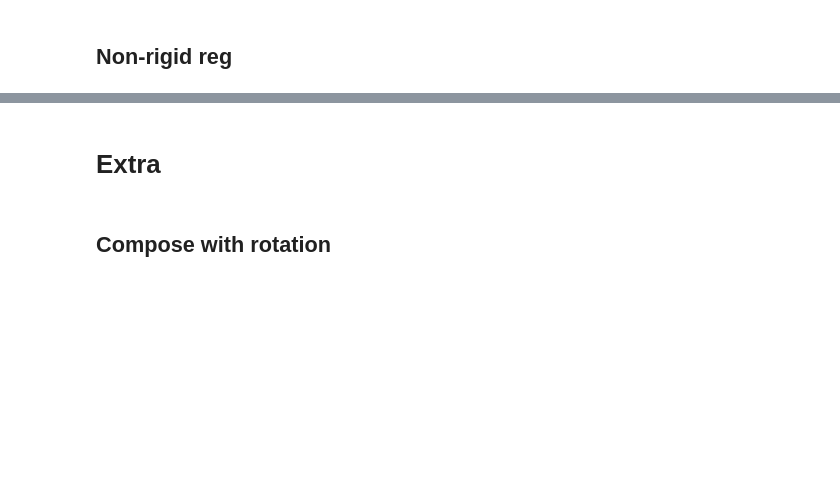
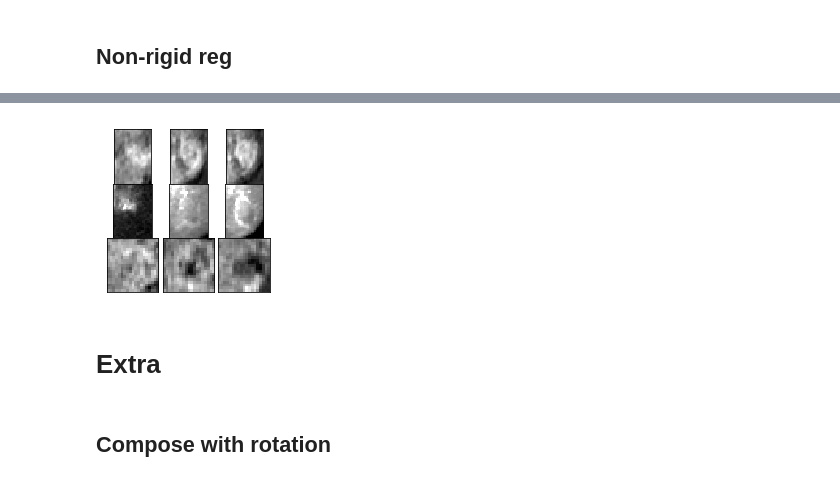
Before and after one commit to clintonjwang/lipiodol, a Jupyter notebook: data-retriever.ipynb, the cells around one changed output, grey strips where cells are left out. Saved outputs shown, nothing was run; the diff lists cells and outputs as text; code cells hidden in the pictures; blank space fills up the shorter version.

```diff
--- a/data-retriever.ipynb
+++ b/data-retriever.ipynb
@@ -384,0 +373,29 @@ for fn in glob.glob(join(target_dir,"*")):
+# %%
+def sort_by_series_num(arr):
+    return sorted(arr, key=lambda x: int(x[x.rfind("_")+1:x.find('.')]))
+# %%
+for fn in glob.glob(join(target_dir,"*"))[42:]:
+    lesion_id = basename(fn)
+    P = lm.get_paths_dict(lesion_id, target_dir)
+
+    DCE = [x for x in os.listdir(join(fn, "MRI-BL")) if ("vibe" in x or "dynamic" in x) and "post" in x and x.endswith('.gz')]
+    break
+# %%
+for fn in glob.glob(join(target_dir,"*"))[42:]:
+    lesion_id = basename(fn)
+    P = lm.get_paths_dict(lesion_id, target_dir)
+    mod="MRI-30d"
+
+    DCE = [x for x in os.listdir(join(fn, mod)) if ("vibe" in x or "post" in x) and x.endswith('.gz')]
+    if len(DCE) > 0 and not exists(join(fn, mod, "mr30_equ.nii.gz")):
+        DCE = sort_by_series_num([x for x in DCE if "min" not in x])
+
+        print(fn, DCE[-1], DCE[0], sep="\n") #sort_by_series_num(PRE)[-1],
+        correct = input()
+        if correct == "0":
+            #os.rename(join(accnum, PRE[0]), join(accnum, "T1_BL"))
+            os.rename(join(fn, mod, DCE[-1]), join(fn, mod, "mr30_equ.nii.gz"))
+        elif correct == "q":
+            break
+        else:
+            continue
@@ -385,8 +414,14 @@ for fn in glob.glob(join(target_dir,"*")):
 # %%
-importlib.reload(lm)
+importlib.reload(lvis)
 for fn in glob.glob(join(target_dir,"*")):
     lesion_id = basename(fn)
-    lm.get_paths(lesion_id, target_dir)
+    try:
+        lvis.draw_sub_and_depo(lesion_id, target_dir, "D:\\Lipiodol\\Results\\subs-ct", include_FU=True)
+    except:
+        print(lesion_id)
+        continue
+# %% [output]
+[figure, added]
 # %% [markdown]
 # Extra
 # %% [markdown]
```
Also changed, not shown: parts of 30 cells of this notebook, 4 other files.
